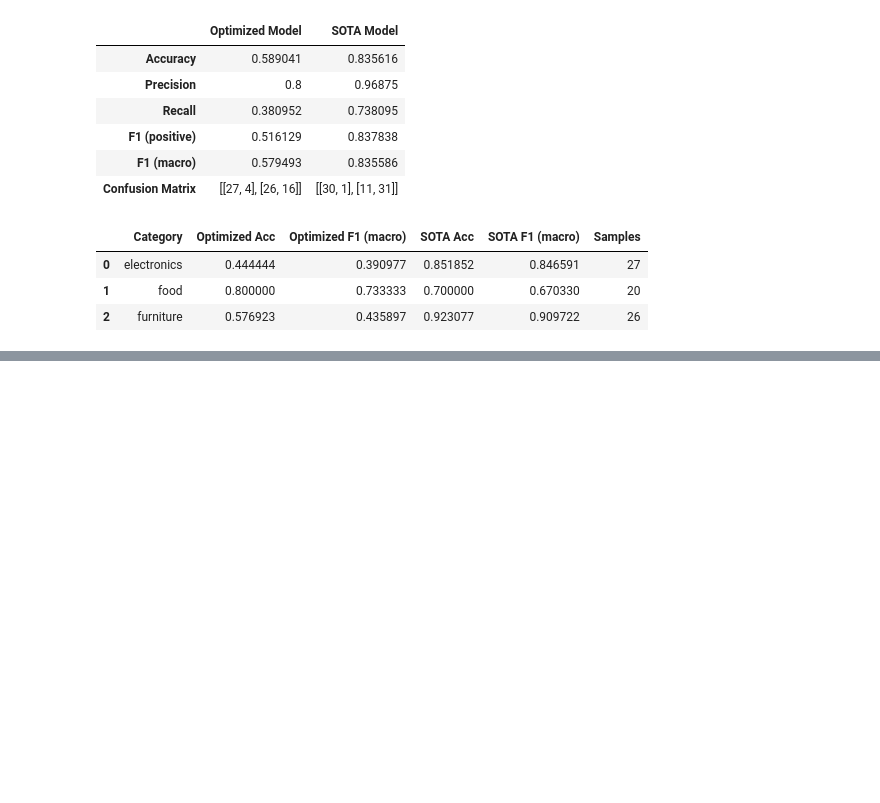
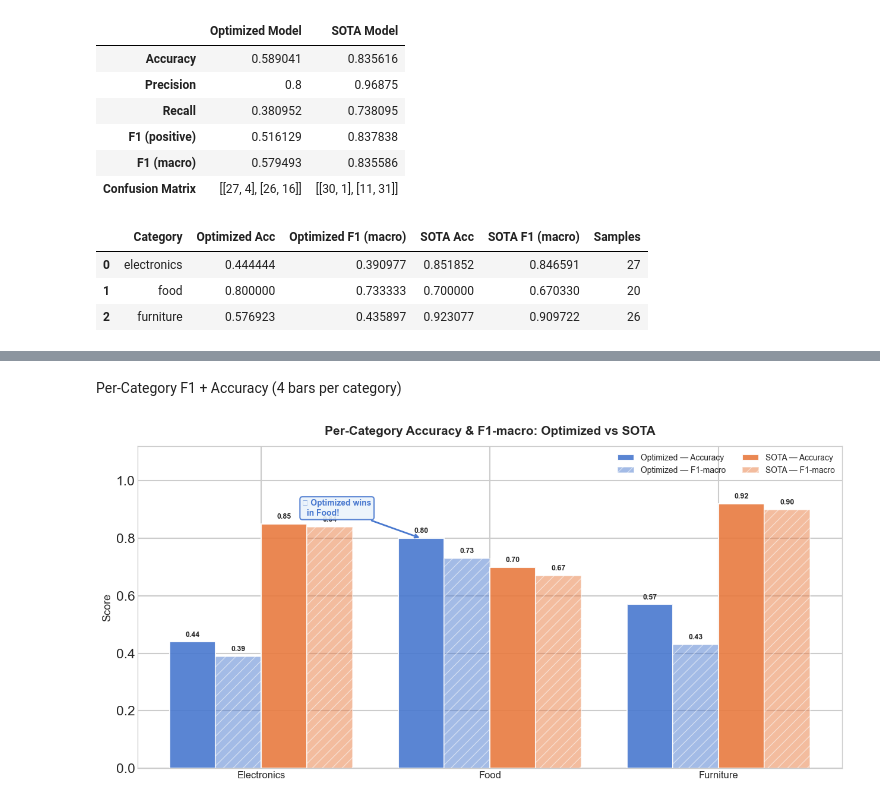
Before and after one commit to Marwan051/social_data_analytics_tasks, a Jupyter notebook: task5/sota.ipynb, the cells around one changed output, grey strips where cells are left out. Saved outputs shown, nothing was run; the diff lists cells and outputs as text; code cells hidden in the pictures; blank space fills up the shorter version.

```diff
--- a/task5/sota.ipynb
+++ b/task5/sota.ipynb
@@ -164,0 +320,64 @@ per_category_results
+# %% [markdown]
+Per-Category F1 + Accuracy (4 bars per category)
+# %%
+# ── Per-Category: Accuracy AND F1-macro for both models ──────────────────────
+import numpy as np
+import matplotlib.pyplot as plt
+import seaborn as sns
+
+sns.set_context("talk")
+plt.style.use("seaborn-v0_8-whitegrid")
+
+categories = ["Electronics", "Food", "Furniture"]
+
+opt_acc  = [0.44, 0.80, 0.57]
+opt_f1   = [0.39, 0.73, 0.43]
+sota_acc = [0.85, 0.70, 0.92]
+sota_f1  = [0.84, 0.67, 0.90]
+
+x     = np.arange(len(categories))
+width = 0.20
+
+fig, ax = plt.subplots(figsize=(13, 6.5))
+
+b1 = ax.bar(x - 1.5*width, opt_acc,  width, label="Optimized — Accuracy",
+            color="#4878CF", alpha=0.90, edgecolor="white")
+b2 = ax.bar(x - 0.5*width, opt_f1,   width, label="Optimized — F1-macro",
+            color="#4878CF", alpha=0.50, edgecolor="white", hatch="//")
+b3 = ax.bar(x + 0.5*width, sota_acc, width, label="SOTA — Accuracy",
+            color="#E87A3F", alpha=0.90, edgecolor="white")
+b4 = ax.bar(x + 1.5*width, sota_f1,  width, label="SOTA — F1-macro",
+            color="#E87A3F", alpha=0.50, edgecolor="white", hatch="//")
+
+# Value labels
+for bars in [b1, b2, b3, b4]:
+    for bar in bars:
+        h = bar.get_height()
+        ax.text(bar.get_x() + bar.get_width()/2, h + 0.012,
+                f"{h:.2f}", ha="center", va="bottom", fontsize=9, fontweight="bold")
+
+# Food insight annotation
+ax.annotate(
+    "★ Optimized wins\n  in Food!",
+    xy=(1 - 1.5*width, opt_acc[1]),
+    xytext=(0.18, 0.88),
+    arrowprops=dict(arrowstyle="->", color="#4878CF", lw=2.0),
+    fontsize=10, color="#4878CF", fontweight="bold",
+    bbox=dict(boxstyle="round,pad=0.3", facecolor="#EAF3FB",
+              edgecolor="#4878CF", alpha=0.9),
+)
+
+ax.set_xticks(x)
+ax.set_xticklabels(categories, fontsize=12)
+ax.set_ylabel("Score", fontsize=13)
+ax.set_ylim(0, 1.12)
+ax.set_title("Per-Category Accuracy & F1-macro: Optimized vs SOTA",
+             fontsize=15, fontweight="bold", pad=14)
+ax.legend(fontsize=10, framealpha=0.7, ncol=2)
+ax.set_axisbelow(True)
+
+plt.tight_layout()
+plt.savefig("category_acc_f1.png", dpi=200, bbox_inches="tight")
+plt.show()
+# %% [output]
+[figure, added]
```
Also changed, not shown: parts of 9 cells of this notebook.
